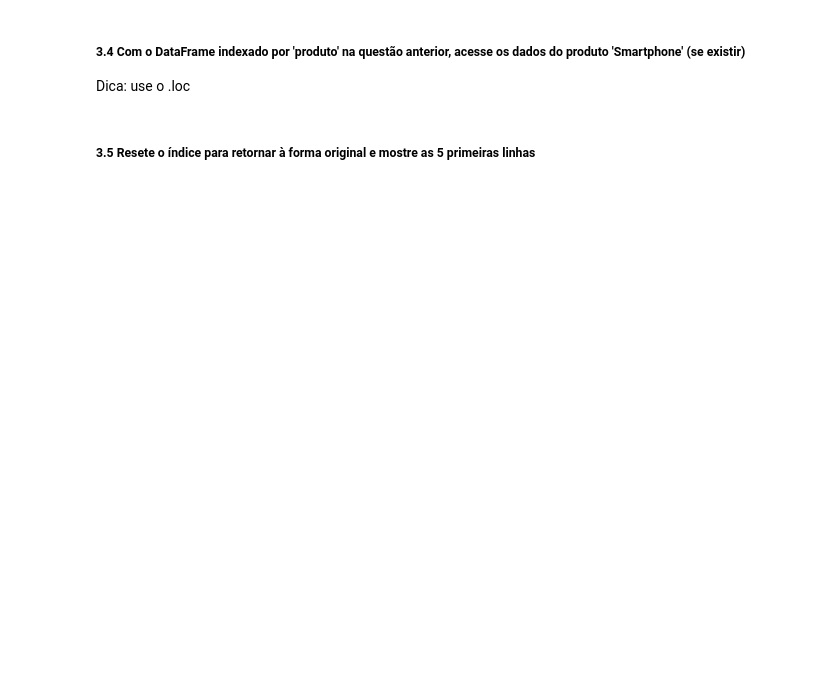
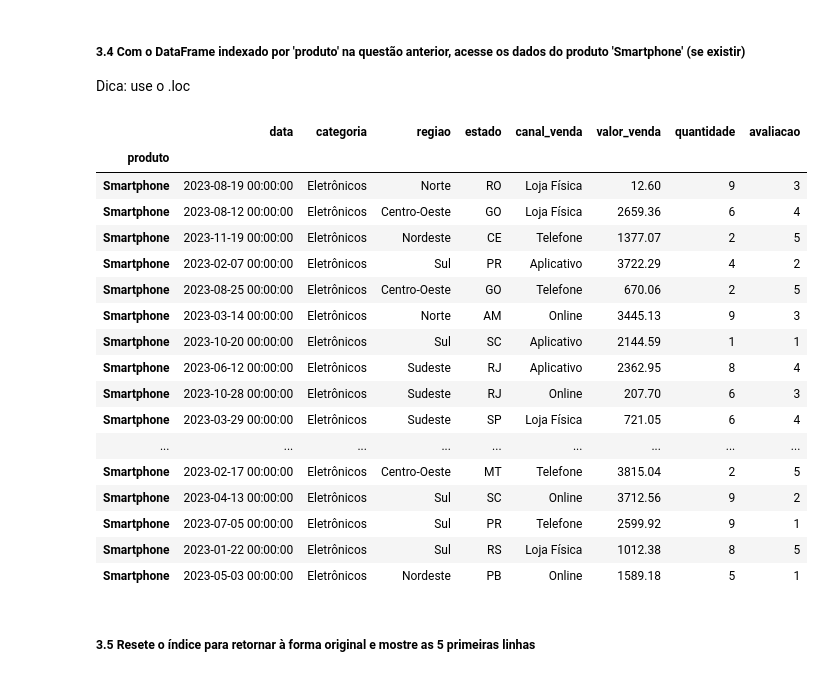
Before and after one commit to nxgleo/Notebook-lads, a Jupyter notebook: desafio_2_etapa.ipynb, the cells around one changed output. Drawn from its saved outputs; the diff is of its cells as text; code cells hidden in the pictures; blank space fills up the shorter version.

```diff
--- a/desafio_2_etapa.ipynb
+++ b/desafio_2_etapa.ipynb
@@ -551,0 +640,3 @@ Agora, pratique a ordenação e indexação com os seguintes exercícios:
+# %%
+df_indexado = df_vendas.set_index('produto')
+df_indexado.head(5)
@@ -558,2 +655,24 @@ Dica: use o .loc
+# %%
+smart_exemplo = df_indexado.index[17]
+display(df_indexado.loc[smart_exemplo])
+# %% [output]
+|  | data | categoria | regiao | estado | canal_venda | valor_venda | quantidade | avaliacao |
+| produto |  |  |  |  |  |  |  |  |
+| Smartphone | 2023-08-19 00:00:00 | Eletrônicos | Norte | RO | Loja Física | 12.60 | 9 | 3 |
+| Smartphone | 2023-08-12 00:00:00 | Eletrônicos | Centro-Oeste | GO | Loja Física | 2659.36 | 6 | 4 |
+| Smartphone | 2023-11-19 00:00:00 | Eletrônicos | Nordeste | CE | Telefone | 1377.07 | 2 | 5 |
+| Smartphone | 2023-02-07 00:00:00 | Eletrônicos | Sul | PR | Aplicativo | 3722.29 | 4 | 2 |
+| Smartphone | 2023-08-25 00:00:00 | Eletrônicos | Centro-Oeste | GO | Telefone | 670.06 | 2 | 5 |
+| Smartphone | 2023-03-14 00:00:00 | Eletrônicos | Norte | AM | Online | 3445.13 | 9 | 3 |
+| Smartphone | 2023-10-20 00:00:00 | Eletrônicos | Sul | SC | Aplicativo | 2144.59 | 1 | 1 |
+| Smartphone | 2023-06-12 00:00:00 | Eletrônicos | Sudeste | RJ | Aplicativo | 2362.95 | 8 | 4 |
+| Smartphone | 2023-10-28 00:00:00 | Eletrônicos | Sudeste | RJ | Online | 207.70 | 6 | 3 |
+| Smartphone | 2023-03-29 00:00:00 | Eletrônicos | Sudeste | SP | Loja Física | 721.05 | 6 | 4 |
+| ... | ... | ... | ... | ... | ... | ... | ... | ... |
+| Smartphone | 2023-02-17 00:00:00 | Eletrônicos | Centro-Oeste | MT | Telefone | 3815.04 | 2 | 5 |
+| Smartphone | 2023-04-13 00:00:00 | Eletrônicos | Sul | SC | Online | 3712.56 | 9 | 2 |
+| Smartphone | 2023-07-05 00:00:00 | Eletrônicos | Sul | PR | Telefone | 2599.92 | 9 | 1 |
+| Smartphone | 2023-01-22 00:00:00 | Eletrônicos | Sul | RS | Loja Física | 1012.38 | 8 | 5 |
+| Smartphone | 2023-05-03 00:00:00 | Eletrônicos | Nordeste | PB | Online | 1589.18 | 5 | 1 |
 # %% [markdown]
 ##### 3.5 Resete o índice para retornar à forma original e mostre as 5 primeiras linhas
```
Also changed, not shown: parts of 34 cells of this notebook.
